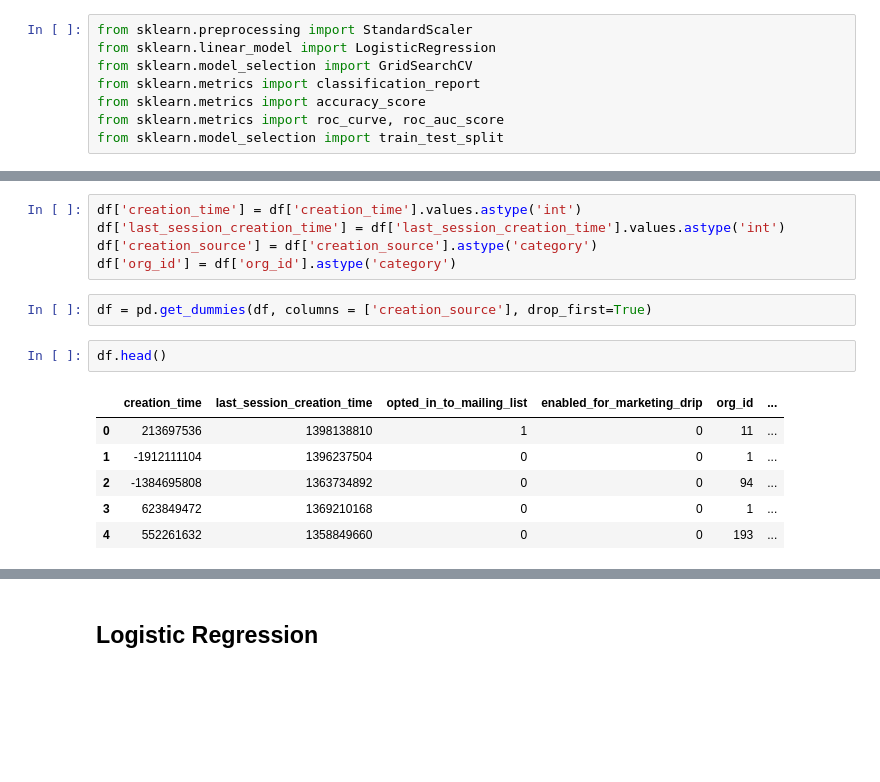
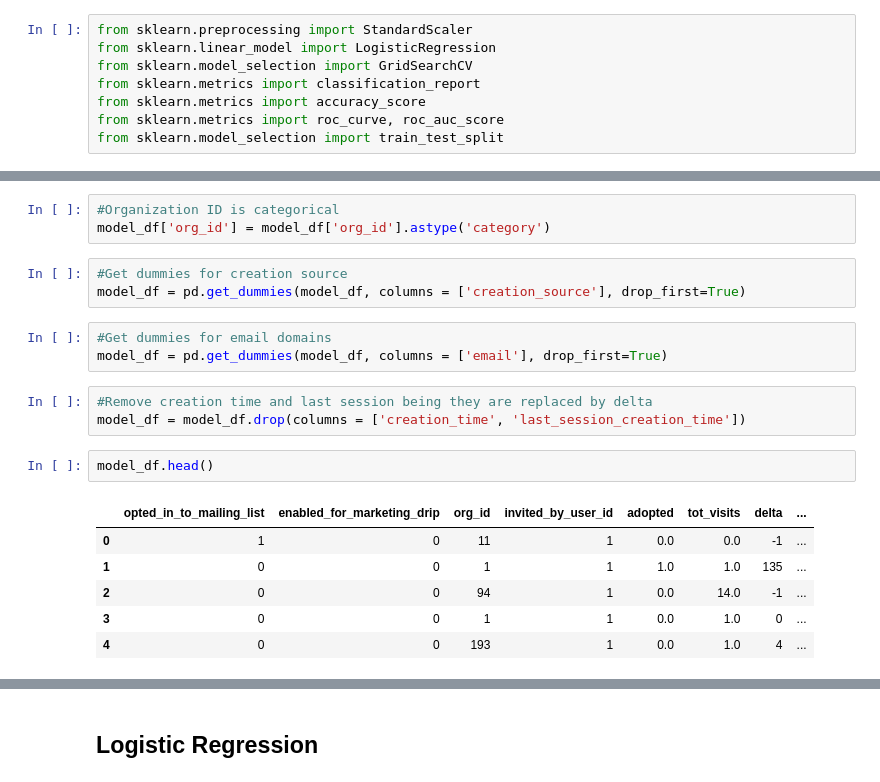
Before and after one commit to haberkornm/Springboard, a Jupyter notebook: relax_challenge/Relax Data Science Challenge.ipynb, the cells around one changed output, grey strips where cells are left out. Drawn from its saved outputs; the diff is of its cells as text; blank space fills up the shorter version.

Commit message:
Convert timestamp and model again

```diff
--- a/relax_challenge/Relax Data Science Challenge.ipynb
+++ b/relax_challenge/Relax Data Science Challenge.ipynb
@@ -322,16 +394,21 @@ df.last_session_creation_time.fillna(0, inplace = True)
-# %%
-df['creation_time'] = df['creation_time'].values.astype('int')
-df['last_session_creation_time'] = df['last_session_creation_time'].values.astype('int')
-df['creation_source'] = df['creation_source'].astype('category')
-df['org_id'] = df['org_id'].astype('category')
+# %%
+#Organization ID is categorical
+model_df['org_id'] = model_df['org_id'].astype('category')
 # %%
-df = pd.get_dummies(df, columns = ['creation_source'], drop_first=True)
+#Get dummies for creation source
+model_df = pd.get_dummies(model_df, columns = ['creation_source'], drop_first=True)
+# %%
+#Get dummies for email domains
+model_df = pd.get_dummies(model_df, columns = ['email'], drop_first=True)
+# %%
+#Remove creation time and last session being they are replaced by delta
+model_df = model_df.drop(columns = ['creation_time', 'last_session_creation_time'])
 # %%
-df.head()
+model_df.head()
 # %% [output]
-|  | creation_time | last_session_creation_time | opted_in_to_mailing_list | enabled_for_marketing_drip | org_id | ... |
-| 0 | 213697536 | 1398138810 | 1 | 0 | 11 | ... |
-| 1 | -1912111104 | 1396237504 | 0 | 0 | 1 | ... |
-| 2 | -1384695808 | 1363734892 | 0 | 0 | 94 | ... |
-| 3 | 623849472 | 1369210168 | 0 | 0 | 1 | ... |
-| 4 | 552261632 | 1358849660 | 0 | 0 | 193 | ... |
+|  | opted_in_to_mailing_list | enabled_for_marketing_drip | org_id | invited_by_user_id | adopted | tot_visits | delta | ... |
+| 0 | 1 | 0 | 11 | 1 | 0.0 | 0.0 | -1 | ... |
+| 1 | 0 | 0 | 1 | 1 | 1.0 | 1.0 | 135 | ... |
+| 2 | 0 | 0 | 94 | 1 | 0.0 | 14.0 | -1 | ... |
+| 3 | 0 | 0 | 1 | 1 | 0.0 | 1.0 | 0 | ... |
+| 4 | 0 | 0 | 193 | 1 | 0.0 | 1.0 | 4 | ... |
```
Also changed, not shown: parts of 45 cells of this notebook.
